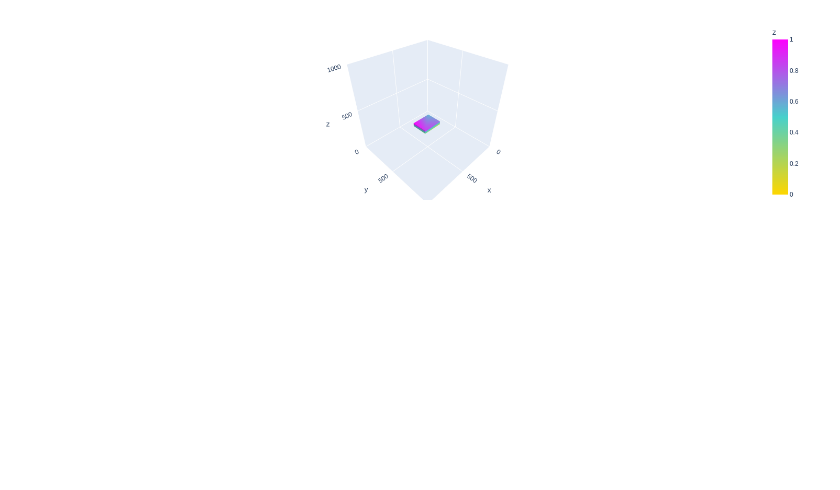
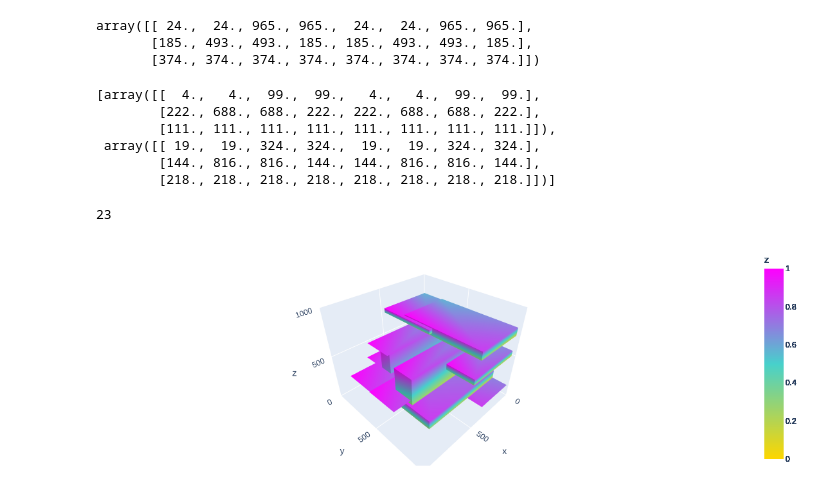
Before and after one commit to richardautry/spatial_partition_storage, a Jupyter notebook: spatial_partitioning.ipynb, the cells around one changed output. Drawn from its saved outputs; the diff is of its cells as text; code cells hidden in the pictures; blank space fills up the shorter version.

```diff
--- a/spatial_partitioning.ipynb
+++ b/spatial_partitioning.ipynb
@@ -44,7 +50,7 @@ for box in boxes:
         "y_min": min(box[1]),
         "y_max": max(box[1]),
         "z_min": min(box[2]),
-        "z_max": min(box[2]),
+        "z_max": max(box[2]),
     }
     for key, value in data.items():
         data[key] = int(value)
@@ -57,28 +78,27 @@ JSONDecodeError: [Errno Expecting value] Internal Server Error: 0
 # %%
-fig = go.Figure()
+def show_3d_boxes(boxes):
+    fig = go.Figure()
 
-for box in boxes[:1]:
-    add_mesh_3d(fig, box)
+    for box in boxes:
+        add_mesh_3d(fig, box)
 
-fig.update_layout(
-    scene = {
-        "xaxis": {
-            "nticks": 4,
-            "range": [0,1000],
+    fig.update_layout(
+        scene = {
+            "xaxis": {
+                "nticks": 4,
+                "range": [0,1000],
+            },
+            "yaxis": {
+                "nticks": 4,
+                "range": [0, 1000],
+            },
+            "zaxis": {
+                "nticks": 4,
+                "range": [0,1000],
+            },
         },
-        "yaxis": {
-            "nticks": 4,
-            "range": [0, 1000],
-        },
-        "zaxis": {
-            "nticks": 4,
-            "range": [0,1000],
-        },
-    },
-    width=700,
-    margin=dict(r=20, l=10, b=10, t=10))
+        width=700,
+        margin=dict(r=20, l=10, b=10, t=10))
 
-fig.show()
+    fig.show()
-# %% [output]
-[figure, removed]
 # %%
@@ -85,0 +106,33 @@ response = requests.get(
+# %%
+from typing import Dict, Any
+
+def convert_box_json_to_nparray(box_obj: Dict[str, Any]):
+    del box_obj["id"]
+    box_array = get_box_points_array(
+        **box_obj
+    )
+    return box_array
+
+convert_box_json_to_nparray(response.json()[0])
+# %% [output]
+array([[ 24.,  24., 965., 965.,  24.,  24., 965., 965.],
+       [185., 493., 493., 185., 185., 493., 493., 185.],
+       [374., 374., 374., 374., 374., 374., 374., 374.]])
+# %%
+response_boxes = [convert_box_json_to_nparray(box) for box in response.json()]
+response_boxes[:2]
+# %% [output]
+[array([[  4.,   4.,  99.,  99.,   4.,   4.,  99.,  99.],
+        [222., 688., 688., 222., 222., 688., 688., 222.],
+        [111., 111., 111., 111., 111., 111., 111., 111.]]),
+ array([[ 19.,  19., 324., 324.,  19.,  19., 324., 324.],
+        [144., 816., 816., 144., 144., 816., 816., 144.],
+        [218., 218., 218., 218., 218., 218., 218., 218.]])]
+# %%
+response = requests.get(f"{boxes_url}?x=20")
+response_boxes = [convert_box_json_to_nparray(box) for box in response.json()]
+print(f"{len(response_boxes)})
+show_3d_boxes(response_boxes)
+# %% [output]
+23
+[figure, added]
```
Also changed, not shown: parts of 4 cells of this notebook, 2 other files.
